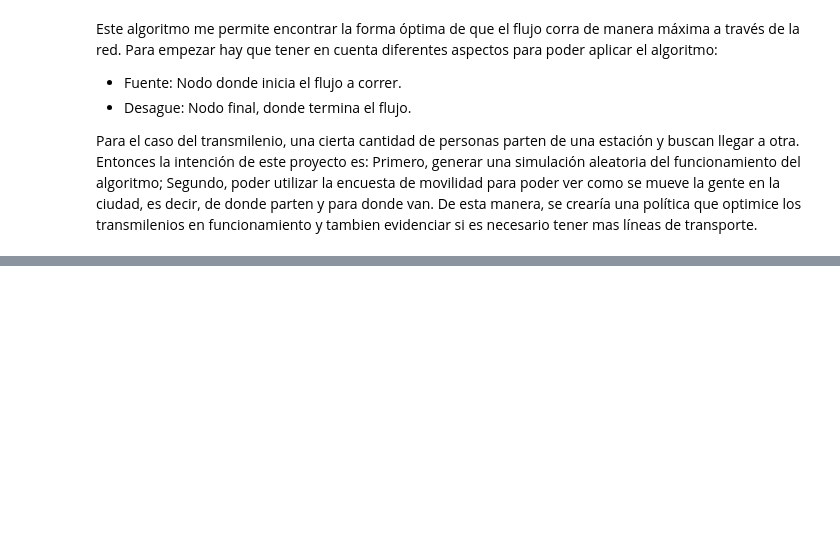
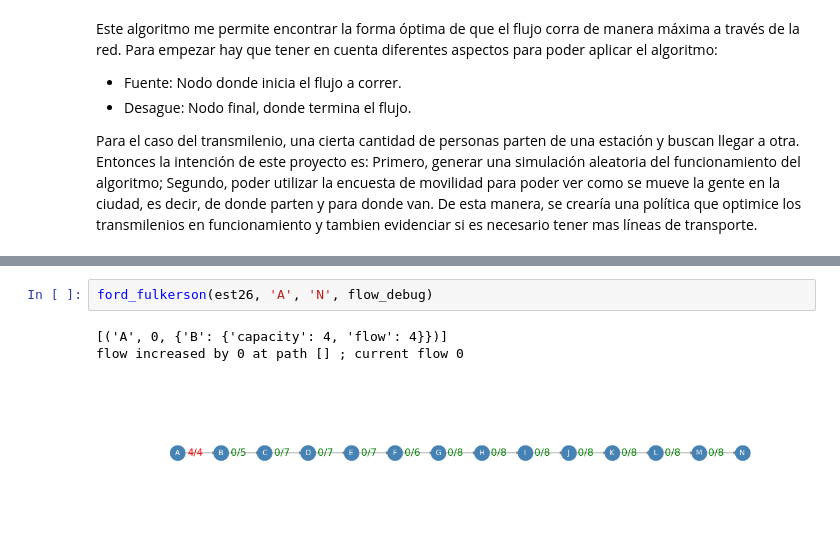
Before and after one commit to Juliansrami99/MCCP_julian.ramirez, a Jupyter notebook: Proyecto/Proyecto.ipynb, the cells around one changed output, grey strips where cells are left out. Cells and saved outputs as stored; diff of their text form; blank space fills up the shorter version.

```diff
--- a/Proyecto/Proyecto.ipynb
+++ b/Proyecto/Proyecto.ipynb
@@ -323,0 +279,6 @@ corte
+# %%
+ford_fulkerson(est26, 'A', 'N', flow_debug)
+# %% [output]
+[('A', 0, {'B': {'capacity': 4, 'flow': 4}})]
+flow increased by 0 at path [] ; current flow 0
+[figure, added]
```
Also changed, not shown: parts of 36 cells of this notebook.
